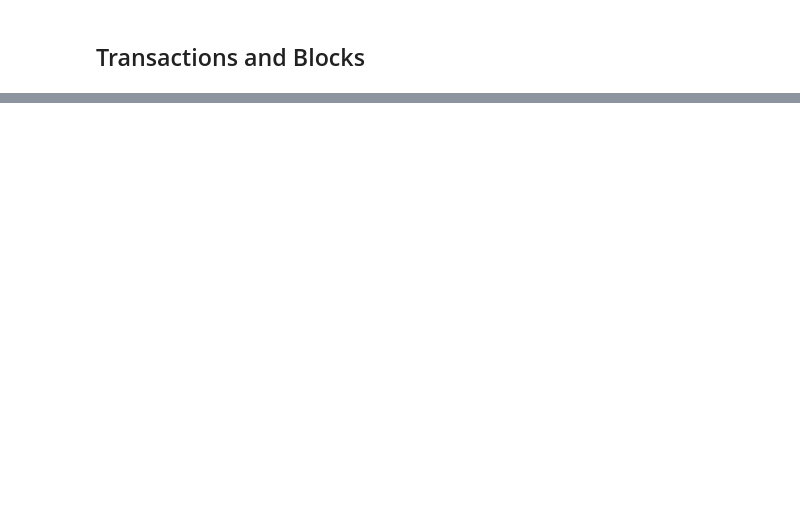
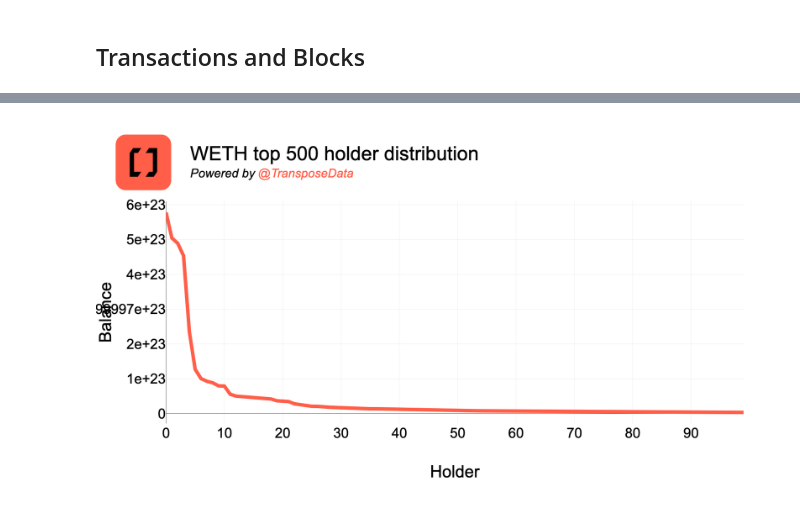
Before and after one commit to longtailfinancial/transpose-atoms, a Jupyter notebook: Transpose Demo.ipynb, the cells around one changed output, grey strips where cells are left out. Saved outputs shown, nothing was run; the diff lists cells and outputs as text; code cells hidden in the pictures; blank space fills up the shorter version.

```diff
--- a/Transpose Demo.ipynb
+++ b/Transpose Demo.ipynb
@@ -21,0 +332,13 @@ AttributeError: 'Transpose' object has no attribute 'api_key'
+# %%
+# How does this distribution look?
+chart = Plot(title="WETH top 500 holder distribution")
+chart.add_data({
+    'x': list(range(len(balances))),
+    'y': balances,
+    'y_axis': 'Balance',
+    'x_axis': 'Holder'
+})
+chart.render(path='/Users/mcalvey/Documents/transpose/code.nosync/live-demo/img/transfers.png', format='png')
+Image(filename='/Users/mcalvey/Documents/transpose/code.nosync/live-demo/img/transfers.png')
+# %% [output]
+[figure, added]
```
Also changed, not shown: parts of 38 cells of this notebook.
